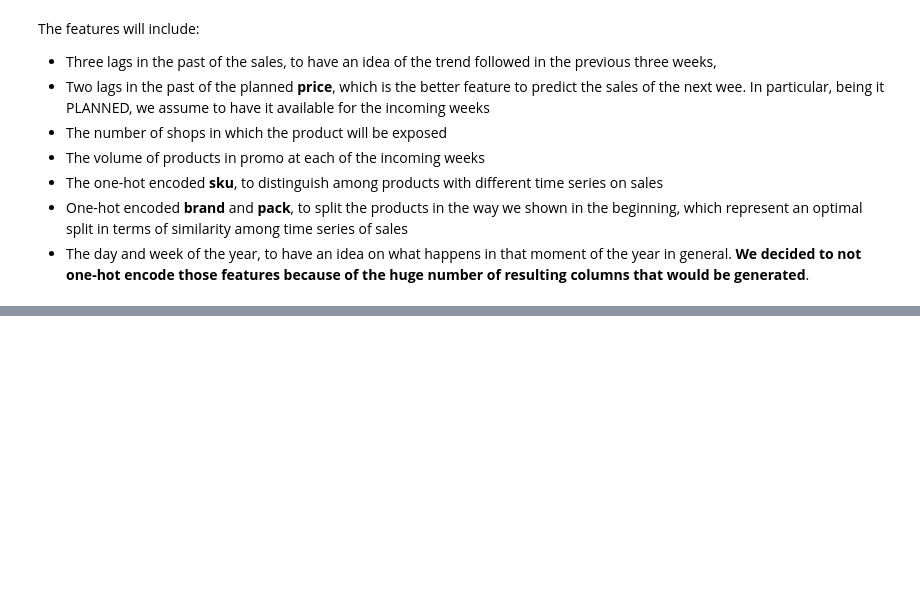
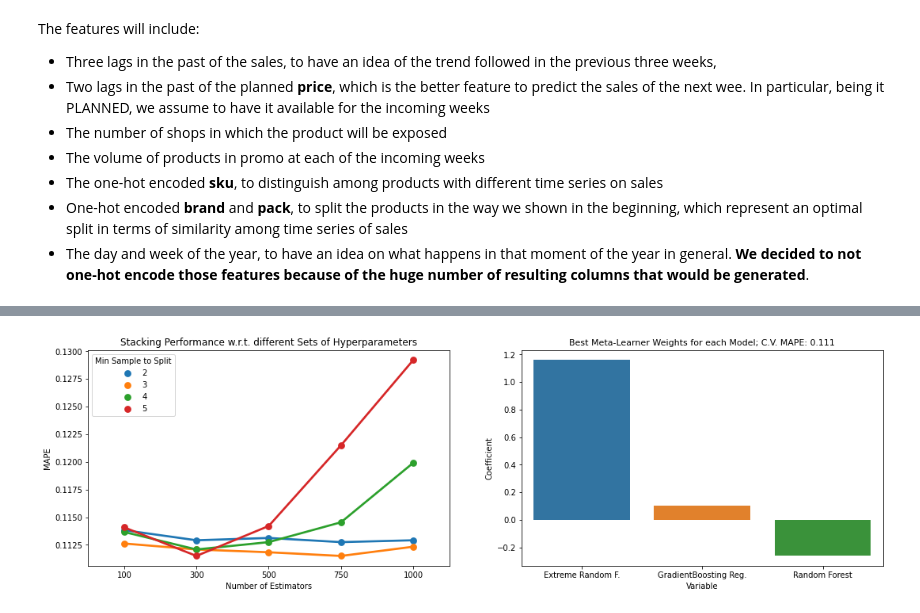
Before and after one commit to dondoC34/Data-Mining-Sales-Forecast, a Jupyter notebook: DMTM_Sales_Forecast.ipynb, the cells around one changed output, grey strips where cells are left out. Cells and saved outputs as stored; diff of their text form; code cells hidden in the pictures; blank space fills up the shorter version.

```diff
--- a/DMTM_Sales_Forecast.ipynb
+++ b/DMTM_Sales_Forecast.ipynb
@@ -956,0 +995,38 @@ print(cv_mape)
+# %%
+# Takes about 1 hour and 46 minutes
+stacking_data = []
+meta_learner_coefficients = []
+meta_estimator = LinearRegression(fit_intercept=False) # Rather than computing the mean, find the optimal weights for the prediction
+
+for trees in [100, 300, 500, 750, 1000]:
+  for min_split in [2, 3, 4, 5]:
+    models = [ExtraTreesRegressor(n_estimators=trees, random_state=1234, min_samples_split=min_split),
+              GradientBoostingRegressor(n_estimators=trees, random_state=1234, alpha=0.01, min_samples_split=min_split),
+              RandomForestRegressor(n_estimators=trees, random_state=1234, min_samples_split=min_split)]
+    stacking_regressor = StackingRegressor(estimators=models, final_estimator=meta_estimator)
+
+    cv_mape, predictions = walk_forward_x_validation_stacking(estimators=models,
+                                                              meta_estimator=meta_estimator,
+                                                              meta_features=[],
+                                                              start_date="2019",
+                                                              data=sales_data,
+                                                              features=[sales_data.drop(columns=["target", "scope", "pack_MULTI", "brand_BRAND2", "sku"], axis=1).columns]*3,
+                                                              target_feature="target",
+                                                              verbose=False)
+    stacking_data.append([trees, min_split, cv_mape])
+    meta_learner_coefficients.append(meta_estimator.coef_)
+
+performance_frame = pd.DataFrame(stacking_data, columns=["Number of Estimators", "Min Sample to Split", "MAPE"])
+# Plot some analytics
+fig = plt.figure(figsize=(18, 5))
+ax = fig.add_subplot(1, 2, 1)
+sns.pointplot(data=performance_frame, x="Number of Estimators", y="MAPE", hue="Min Sample to Split", ax=ax)
+ax.set_title("Stacking Performance w.r.t. different Sets of Hyperparameters")
+ax = fig.add_subplot(1, 2, 2)
+best_meta_learner_coef = meta_learner_coefficients[np.argmin(performance_frame["MAPE"].values)]
+meta_coefficients = pd.DataFrame({'Variable':["Extreme Random F.", "GradientBoosting Reg.", "Random Forest"], 'Coefficient':best_meta_learner_coef}).sort_values(by=['Coefficient'],ascending=False)
+sns.barplot(x='Variable', y='Coefficient', data=meta_coefficients, ax=ax)
+ax.set_title("Best Meta-Learner Weights for each Model; C.V. MAPE: " + str(round(performance_frame["MAPE"].min(), 3)), fontdict={"fontsize":11})
+plt.show();
+# %% [output]
+[figure, added]
```
Also changed, not shown: parts of 20 cells of this notebook.
